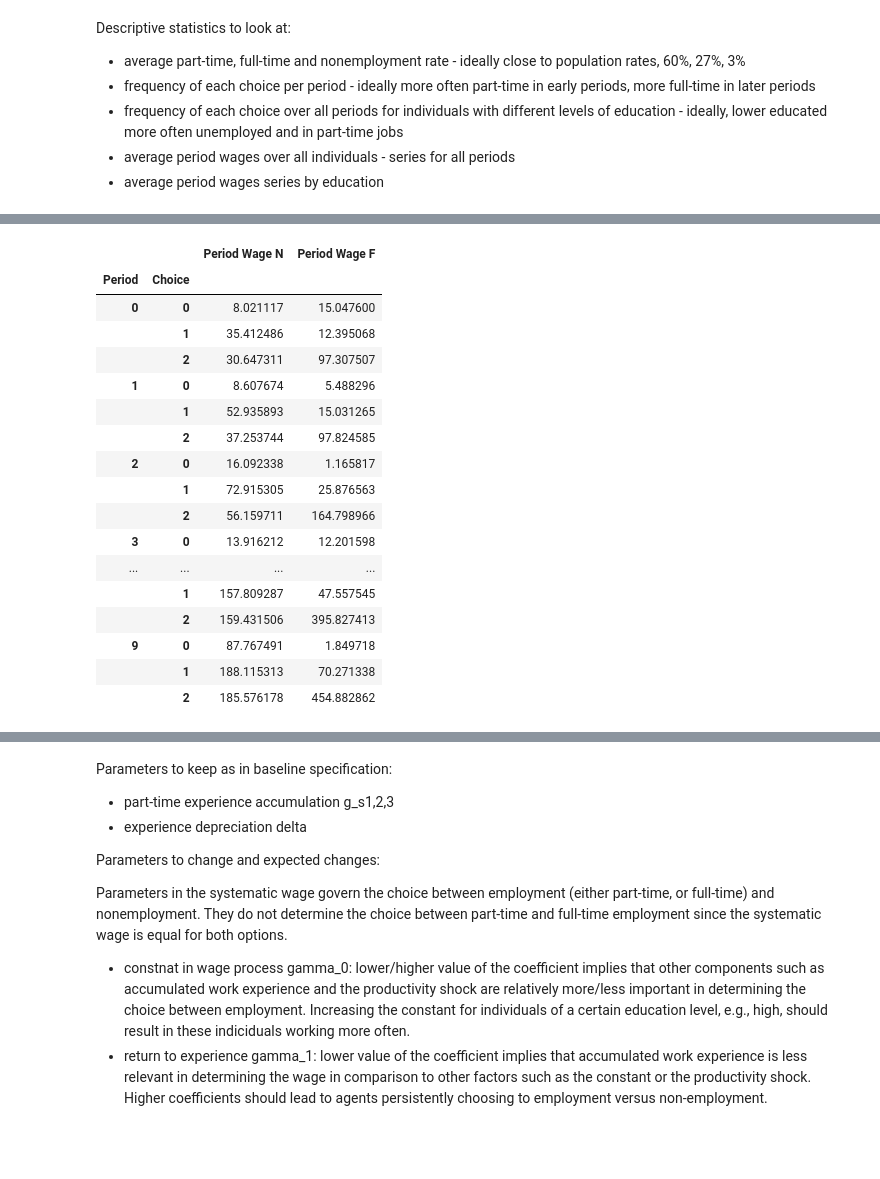
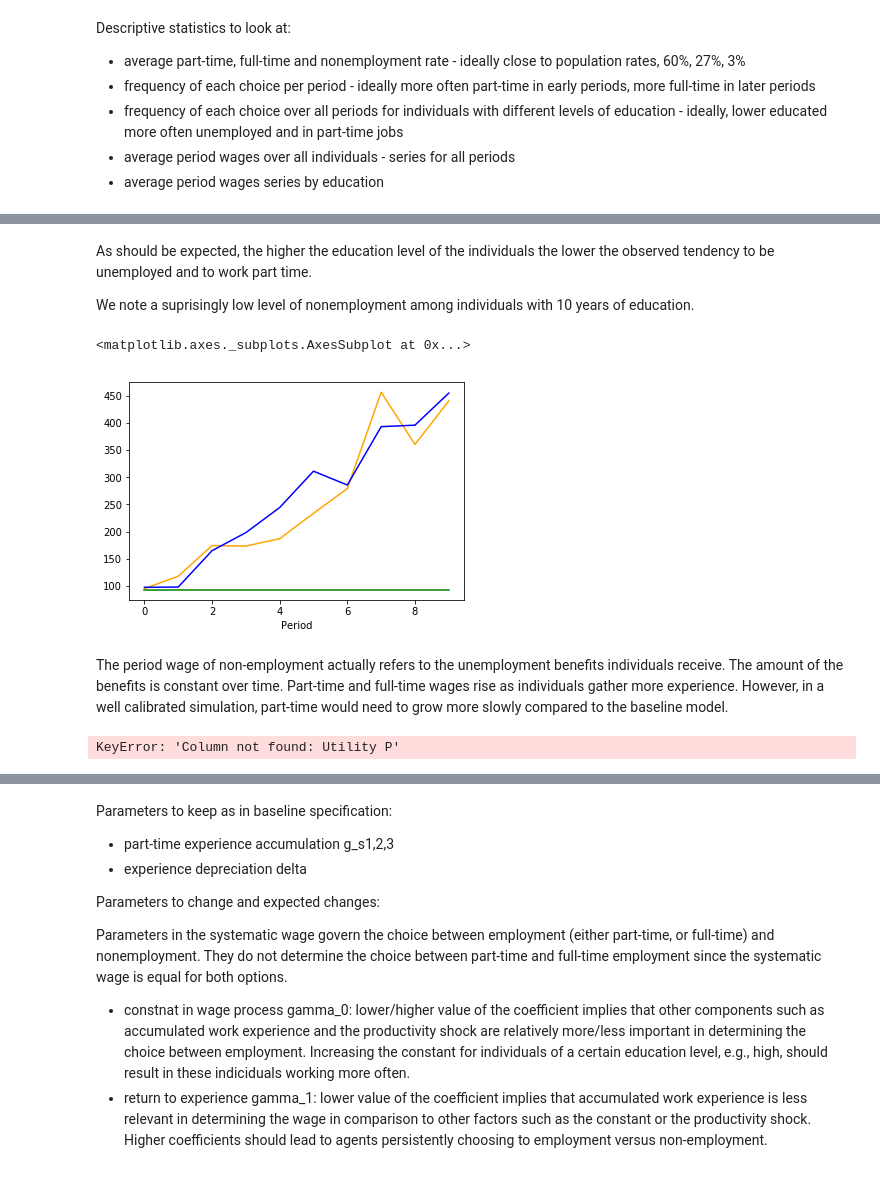
Before and after one commit to OpenSourceEconomics/soepy, a Jupyter notebook: soepy/notebooks/data_frame_sim_test_analysis.ipynb, the cells around one changed output, grey strips where cells are left out. Cells and saved outputs as stored; diff of their text form; code cells hidden in the pictures; blank space fills up the shorter version.

```diff
--- a/soepy/notebooks/data_frame_sim_test_analysis.ipynb
+++ b/soepy/notebooks/data_frame_sim_test_analysis.ipynb
@@ -96,22 +85,26 @@ dtype: float64
+# %% [markdown]
+As should be expected, the higher the education level of the individuals the lower the observed tendency to be unemployed and to work part time.
+
+We note a suprisingly low level of nonemployment among individuals with 10 years of education.
+# %%
+# Average wages for each period and choice
+
+data_frame_baseline[data_frame_baseline['Choice'] == 1].groupby(['Period'])['Period Wage P'].mean().plot(kind='line', color='orange')
+data_frame_baseline[data_frame_baseline['Choice'] == 2].groupby(['Period'])['Period Wage F'].mean().plot(kind='line', color='blue')
+data_frame_baseline[data_frame_baseline['Choice'] == 0].groupby(['Period'])['Period Wage N'].mean().plot(kind='line', color='green')
+# %% [output]
+<matplotlib.axes._subplots.AxesSubplot at 0x...>
+[figure, added]
+# %% [markdown]
+The period wage of non-employment actually refers to the unemployment benefits individuals receive. The amount of the benefits is constant over time. Part-time and full-time wages rise as individuals gather more experience. However, in a well calibrated simulation, part-time would need to grow more slowly compared to the baseline model.
+# %%
+# Average utility for each period and choice
+
+data_frame_baseline[data_frame_baseline['Choice'] == 1].groupby(['Period'])['Utility P'].mean().plot(kind='line', color='orange')
+data_frame_baseline[data_frame_baseline['Choice'] == 2].groupby(['Period'])['Period Wage F'].mean().plot(kind='line', color='blue')
+data_frame_baseline[data_frame_baseline['Choice'] == 0].groupby(['Period'])['Period Wage N'].mean().plot(kind='line', color='green')
+# %% [output]
+KeyError: 'Column not found: Utility P'
 # %%
-# Average wages for each period and choice
-data_frame_baseline.groupby(['Period', 'Choice'])['Period Wage N', 'Period Wage F'].mean()
+# Average wages for each period and choice and different levels of education
+#data_frame_baseline.groupby(['Period', 'Choice', 'Years of Education'])['Period Wage P', 'Period Wage F'].mean()
-# %% [output]
-|  |  | Period Wage N | Period Wage F |
-| Period | Choice |  |  |
-| 0 | 0 | 8.021117 | 15.047600 |
-|  | 1 | 35.412486 | 12.395068 |
-|  | 2 | 30.647311 | 97.307507 |
-| 1 | 0 | 8.607674 | 5.488296 |
-|  | 1 | 52.935893 | 15.031265 |
-|  | 2 | 37.253744 | 97.824585 |
-| 2 | 0 | 16.092338 | 1.165817 |
-|  | 1 | 72.915305 | 25.876563 |
-|  | 2 | 56.159711 | 164.798966 |
-| 3 | 0 | 13.916212 | 12.201598 |
-| ... | ... | ... | ... |
-|  | 1 | 157.809287 | 47.557545 |
-|  | 2 | 159.431506 | 395.827413 |
-| 9 | 0 | 87.767491 | 1.849718 |
-|  | 1 | 188.115313 | 70.271338 |
-|  | 2 | 185.576178 | 454.882862 |
```
Also changed, not shown: parts of 11 cells of this notebook.
